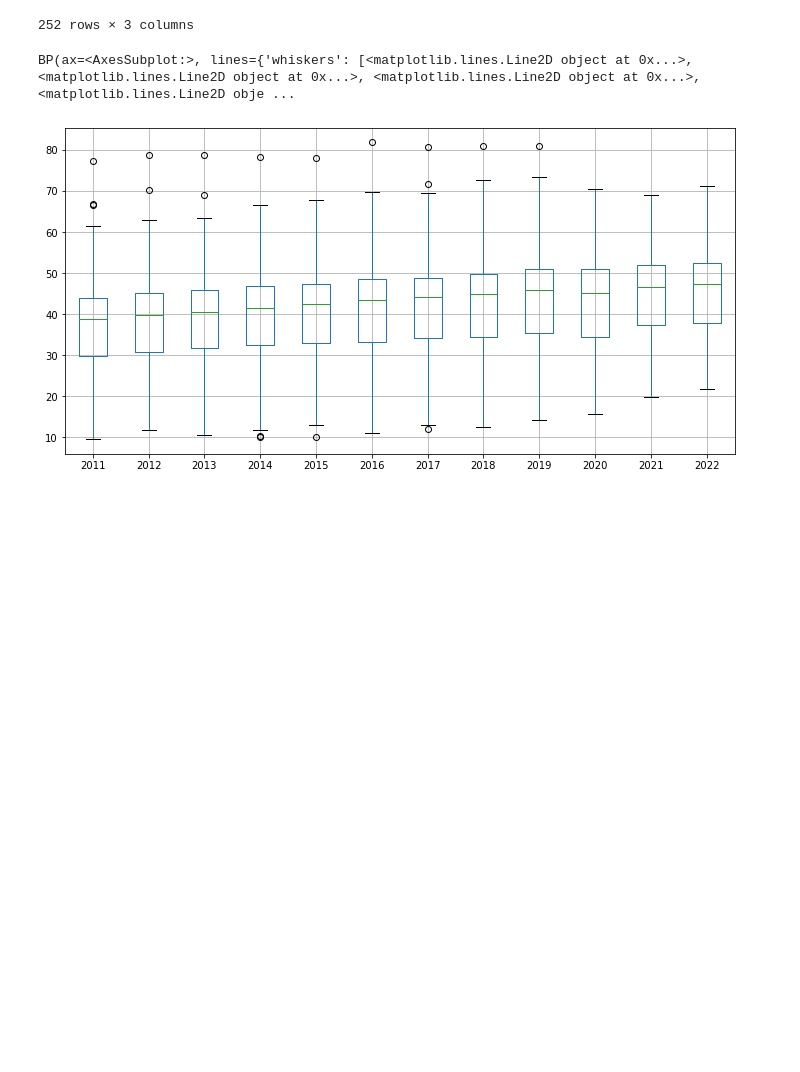
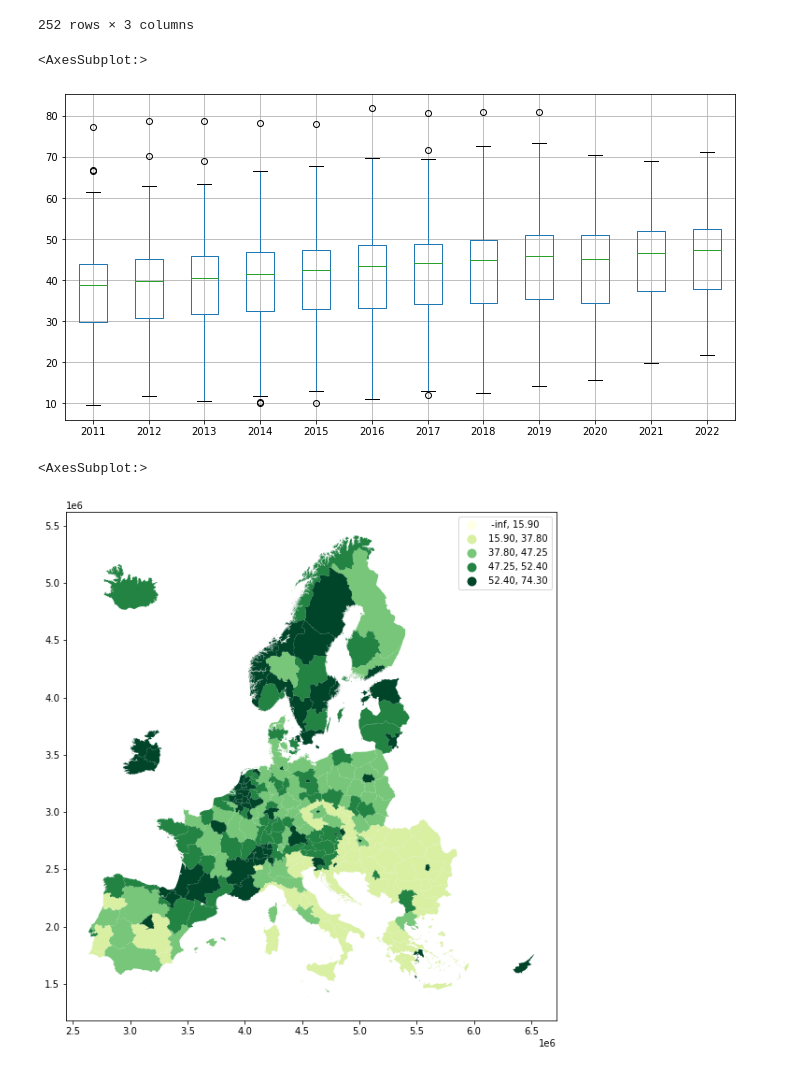
Before and after one commit to GISAdamToth/ArcGIS_Notebooks_thesis, a Jupyter notebook: eurostat/eurostat.ipynb, the cells around one changed output. Cells and saved outputs as stored; diff of their text form; code cells hidden in the pictures; blank space fills up the shorter version.

Commit message:
mapping problem, geodataframe.plot vs folium leaflet map

```diff
--- a/eurostat/eurostat.ipynb
+++ b/eurostat/eurostat.ipynb
@@ -394,7 +394,12 @@ gdf_2011.loc[:, ('NUTS_ID', 'NAME_LATN', '2022')]
 | 320 | HR05 | Grad Zagreb | 57.2 |
 252 rows × 3 columns
 # %%
-nuts2_gdf_hrst.boxplot(['2011','2012','2013','2014','2015','2016','2017','2018','2019','2020','2021','2022'], figsize=(12,6), )
+nuts2_gdf_hrst.boxplot(['2011','2012','2013','2014','2015','2016','2017','2018','2019','2020','2021','2022'], figsize=(12,6))
 # %% [output]
-BP(ax=<AxesSubplot:>, lines={'whiskers': [<matplotlib.lines.Line2D object at 0x...>, <matplotlib.lines.Line2D object at 0x...>, <matplotlib.lines.Line2D object at 0x...>, <matplotlib.lines.Line2D obje ...
+<AxesSubplot:>
 [figure]
+# %%
+nuts2_gdf_hrst.plot(column='2022', cmap='YlGn', legend=True, scheme='BoxPlot', k=5, figsize=(10,10))
+# %% [output]
+<AxesSubplot:>
+[figure, added]
```
Also changed, not shown: parts of 6 cells of this notebook.
